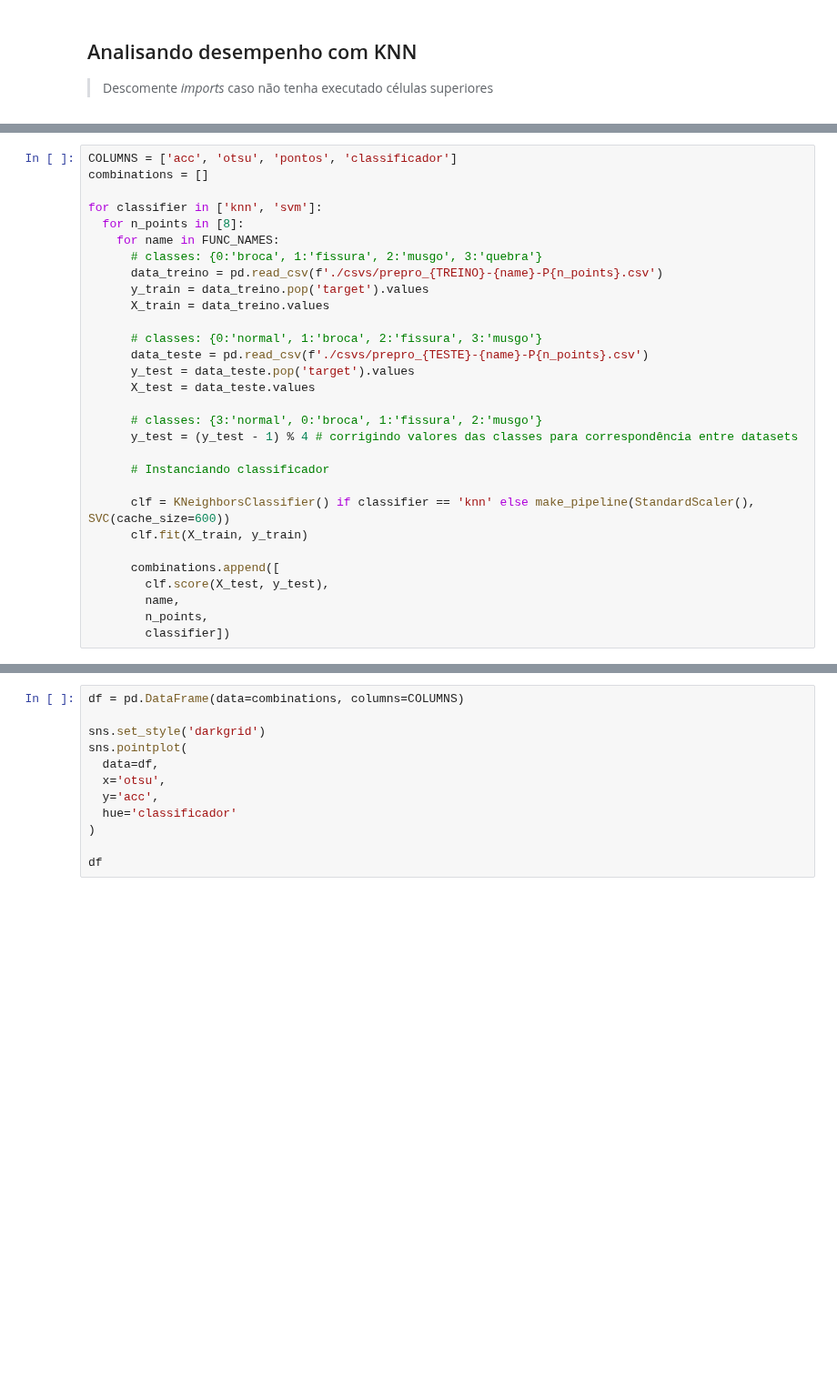
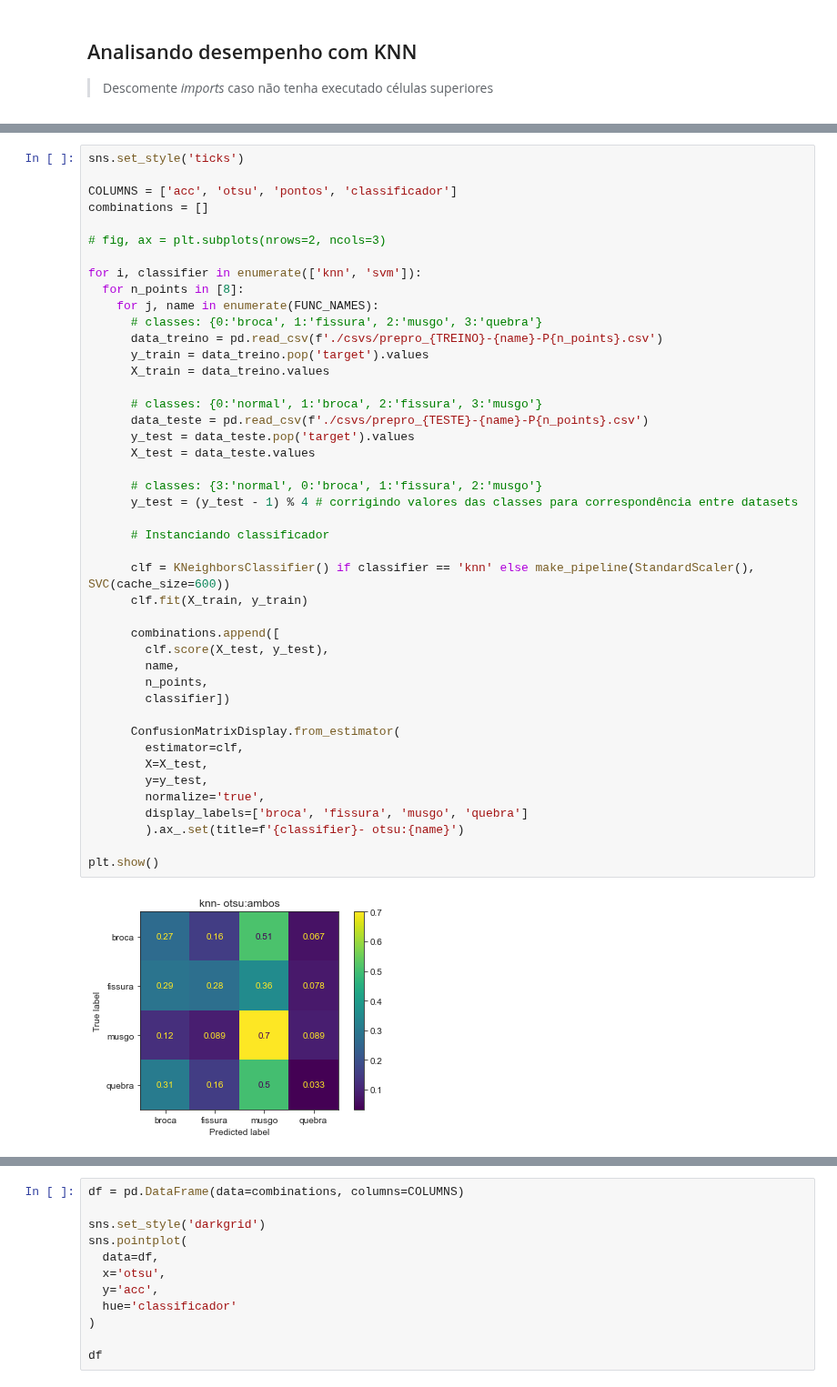
Before and after one commit to newtmagalhaes/Machine-Learning, a Jupyter notebook: ML/f04-textura/patologias_toras/41-prepro_test_mixed.ipynb, the cells around one changed output, grey strips where cells are left out. Shown at 91% size. Drawn from its saved outputs; the diff is of its cells as text; blank space fills up the shorter version.

Commit message:
adicionando matrix de confusão

```diff
--- a/ML/f04-textura/patologias_toras/41-prepro_test_mixed.ipynb
+++ b/ML/f04-textura/patologias_toras/41-prepro_test_mixed.ipynb
@@ -50,30 +49,46 @@ array([6810, 2969, 1978, 4848, 5507, 2455, 6552, 2142, 1340,  728, 6873,
 # %%
+sns.set_style('ticks')
+
 COLUMNS = ['acc', 'otsu', 'pontos', 'classificador']
 combinations = []
 
-for classifier in ['knn', 'svm']:
+# fig, ax = plt.subplots(nrows=2, ncols=3)
+
+for i, classifier in enumerate(['knn', 'svm']):
   for n_points in [8]:
-    for name in FUNC_NAMES:
+    for j, name in enumerate(FUNC_NAMES):
       # classes: {0:'broca', 1:'fissura', 2:'musgo', 3:'quebra'}
       data_treino = pd.read_csv(f'./csvs/prepro_{TREINO}-{name}-P{n_points}.csv')
       y_train = data_treino.pop('target').values
       X_train = data_treino.values
 
       # classes: {0:'normal', 1:'broca', 2:'fissura', 3:'musgo'}
       data_teste = pd.read_csv(f'./csvs/prepro_{TESTE}-{name}-P{n_points}.csv')
       y_test = data_teste.pop('target').values
       X_test = data_teste.values
 
       # classes: {3:'normal', 0:'broca', 1:'fissura', 2:'musgo'}
       y_test = (y_test - 1) % 4 # corrigindo valores das classes para correspondência entre datasets
 
       # Instanciando classificador
 
       clf = KNeighborsClassifier() if classifier == 'knn' else make_pipeline(StandardScaler(), SVC(cache_size=600))
       clf.fit(X_train, y_train)
 
       combinations.append([
         clf.score(X_test, y_test),
         name,
         n_points,
         classifier])
+
+      ConfusionMatrixDisplay.from_estimator(
+        estimator=clf,
+        X=X_test,
+        y=y_test,
+        normalize='true',
+        display_labels=['broca', 'fissura', 'musgo', 'quebra']
+        ).ax_.set(title=f'{classifier}- otsu:{name}')
+
+plt.show()
+# %% [output]
+[figure, added]
```
Also changed, not shown: parts of 2 cells of this notebook.
